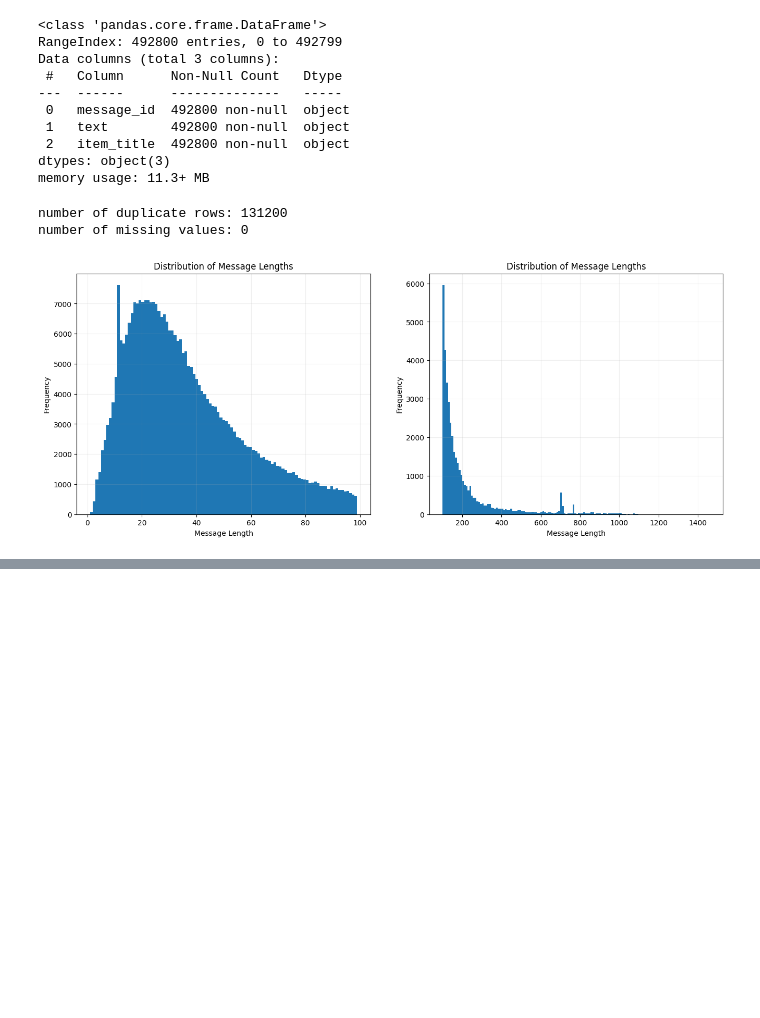
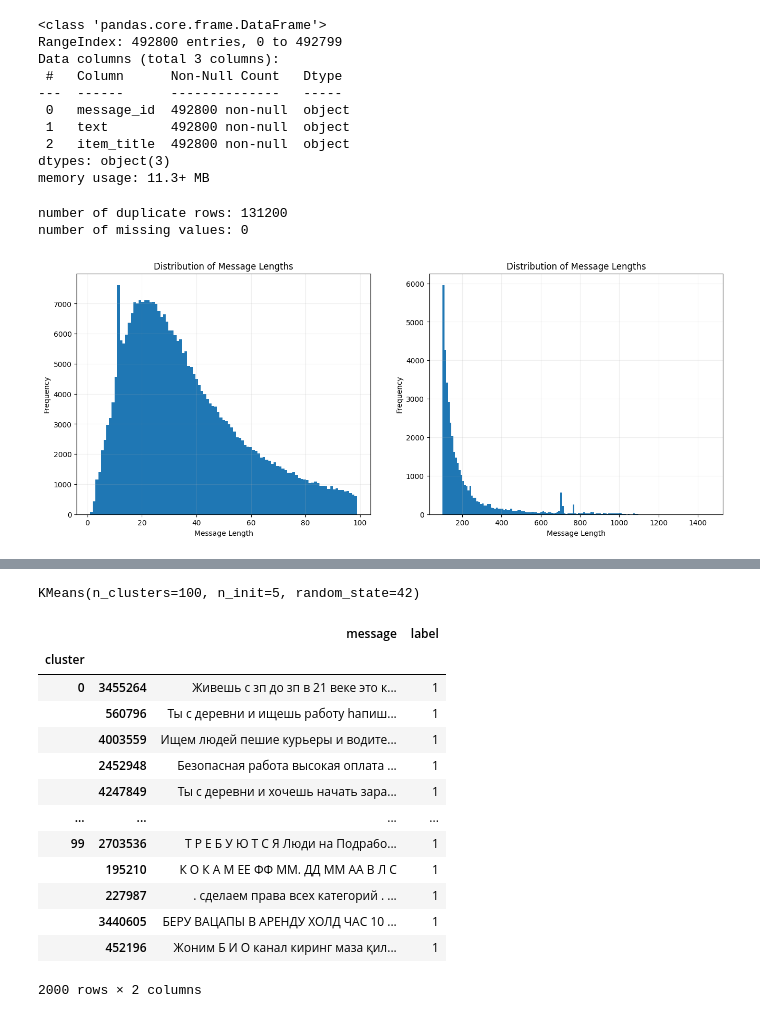
Before and after one commit to uncommonsered/aaa-message-classification, a Jupyter notebook: data/data_labeling.ipynb, the cells around one changed output, grey strips where cells are left out. Saved outputs shown, nothing was run; the diff lists cells and outputs as text; code cells hidden in the pictures; blank space fills up the shorter version.

```diff
--- a/data/data_labeling.ipynb
+++ b/data/data_labeling.ipynb
@@ -68,0 +234,57 @@ deduplicated_data['external_message'] = deduplicated_data['text'].apply(contains
+# %%
+# обучаем модель FastText на сообщениях, помеченных как спам
+
+train_messages_for_fasttext = spam_messages["message"].tolist()
+ft_model = FastText(
+    sentences=train_messages_for_fasttext,
+    vector_size=100,
+    window=3,
+    min_count=5,
+    workers=4,
+)
+# %%
+def get_message_embedding(message: str) -> np.ndarray:
+    """
+    Функция для получения векторного представления сообщения, усредняя векторы слов, если они есть в модели FastText.
+    Если ни одно слово не представлено в модели, возвращает нулевой вектор.
+    """
+    words = message.split()
+    word_vectors = [ft_model.wv[word] for word in words if word in ft_model.wv]
+    if word_vectors:
+        return sum(word_vectors) / len(word_vectors)
+    else:
+        return np.zeros(ft_model.vector_size)
+# %%
+# обучем KMeans на векторных представлениях сообщений, помеченных как спам, чтобы выделить 100 кластеров
+kmeans = KMeans(n_clusters=100, random_state=RANDOM_STATE, n_init=5)
+message_embeddings = np.array(
+    [get_message_embedding(msg) for msg in spam_messages["message"]]
+)
+kmeans.fit(message_embeddings)
+# %% [output]
+KMeans(n_clusters=100, n_init=5, random_state=42)
+# %%
+# берем по 20 сообщений из каждого кластера
+spam_messages["cluster"] = kmeans.labels_
+sampled_messages = (
+    spam_messages.groupby("cluster")
+    .apply(lambda x: x.sample(n=20, random_state=RANDOM_STATE))
+    .copy()
+)
+# %%
+sampled_messages
+# %% [output]
+|  |  | message | label |
+| cluster |  |  |  |
+| 0 | 3455264 | Живешь с зп до зп в 21 веке это к... | 1 |
+|  | 560796 | Ты с дeревни и ищешь рaботу haпиш... | 1 |
+|  | 4003559 | Ищем людей пешие курьеры и водите... | 1 |
+|  | 2452948 | Безопасная работа высокая оплата ... | 1 |
+|  | 4247849 | Ты с дepевни и xoчешь начaть зара... | 1 |
+| ... | ... | ... | ... |
+| 99 | 2703536 | Т Р Е Б У Ю Т С Я Люди на Подра6о... | 1 |
+|  | 195210 | К О К А М ЕЕ ФФ ММ. ДД ММ АА В Л С | 1 |
+|  | 227987 | . сделаем права всех категорий . ... | 1 |
+|  | 3440605 | БЕРУ ВАЦАПЫ В АРЕНДУ ХОЛД ЧАС 10 ... | 1 |
+|  | 452196 | Жоним Б И О канал киринг маза қил... | 1 |
+2000 rows × 2 columns
```
Also changed, not shown: parts of 49 cells of this notebook, 3 other files.
